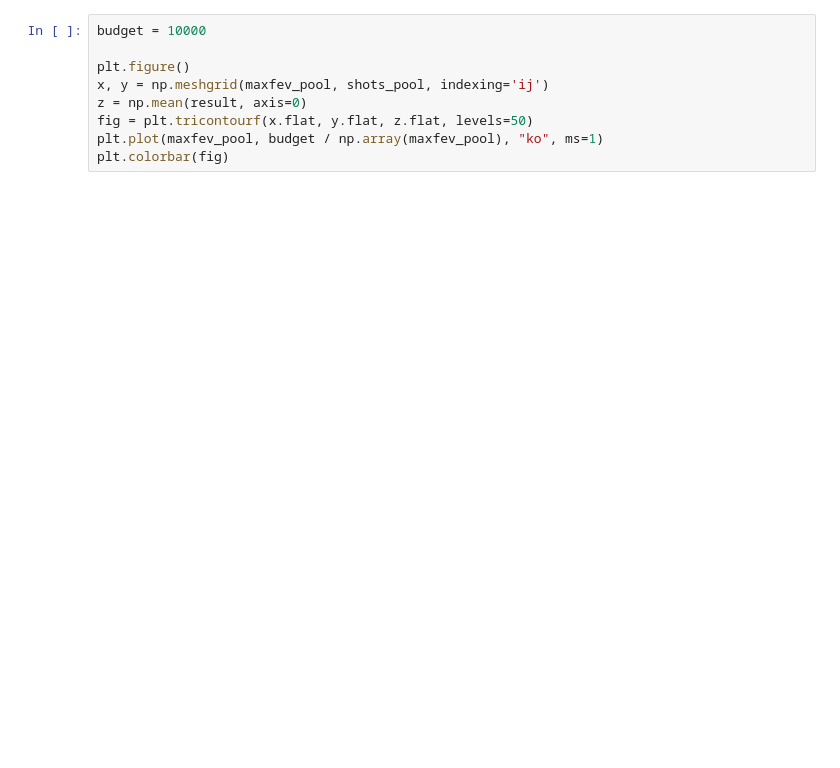
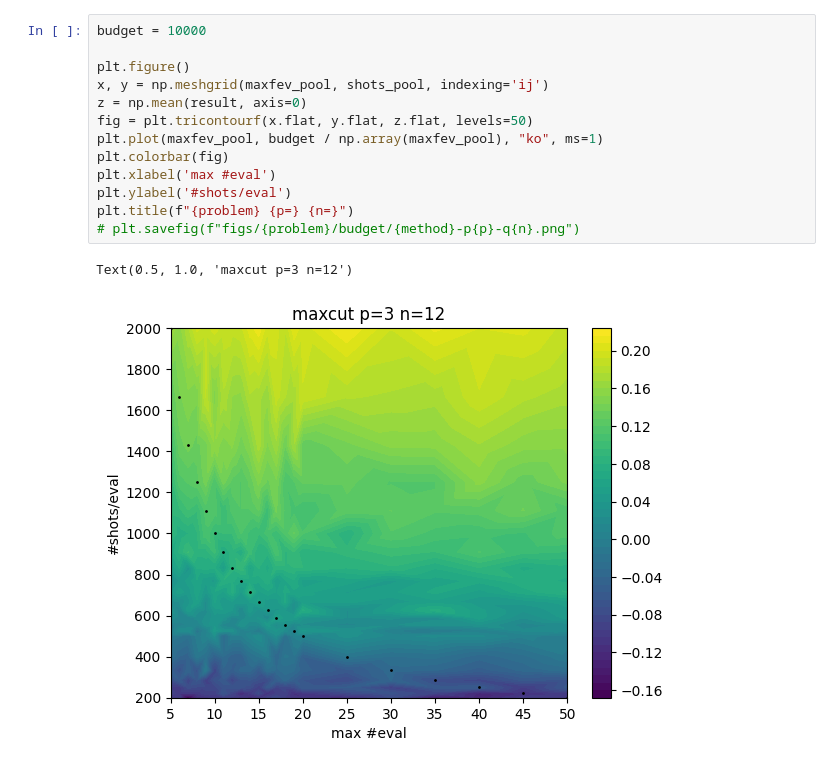
Before and after one commit to jpmorganchase/End-to-End_Protocol_for_High-Quality_QAOA_Parameters, a Jupyter notebook: plot_optimize_result.ipynb, the cells around one changed output. Drawn from its saved outputs; the diff is of its cells as text; blank space fills up the shorter version.

```diff
--- a/plot_optimize_result.ipynb
+++ b/plot_optimize_result.ipynb
@@ -61,9 +103,16 @@ ax.set_zlabel('relative AR improvement')
 # %%
 budget = 10000
 
 plt.figure()
 x, y = np.meshgrid(maxfev_pool, shots_pool, indexing='ij')
 z = np.mean(result, axis=0)
 fig = plt.tricontourf(x.flat, y.flat, z.flat, levels=50)
 plt.plot(maxfev_pool, budget / np.array(maxfev_pool), "ko", ms=1)
 plt.colorbar(fig)
+plt.xlabel('max #eval')
+plt.ylabel('#shots/eval')
+plt.title(f"{problem} {p=} {n=}")
+# plt.savefig(f"figs/{problem}/budget/{method}-p{p}-q{n}.png")
+# %% [output]
+Text(0.5, 1.0, 'maxcut p=3 n=12')
+[figure, added]
```
Also changed, not shown: parts of 12 cells of this notebook, 1 other file.
